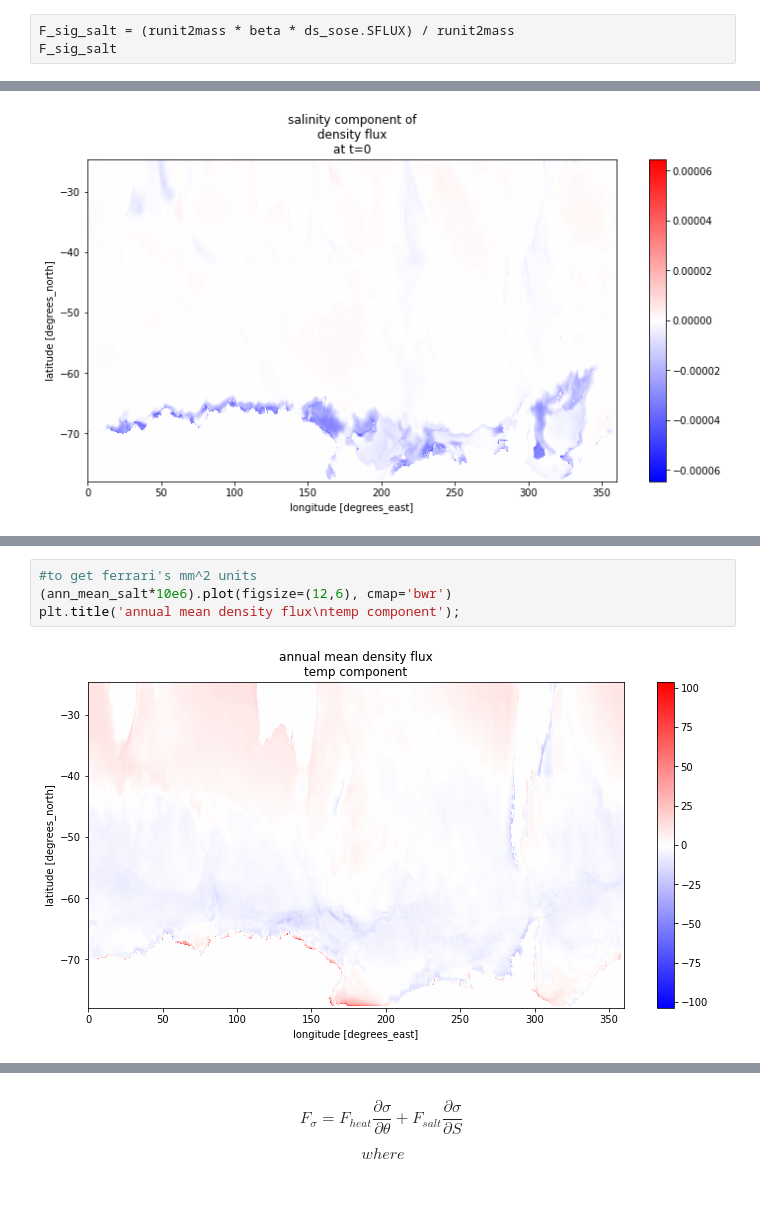
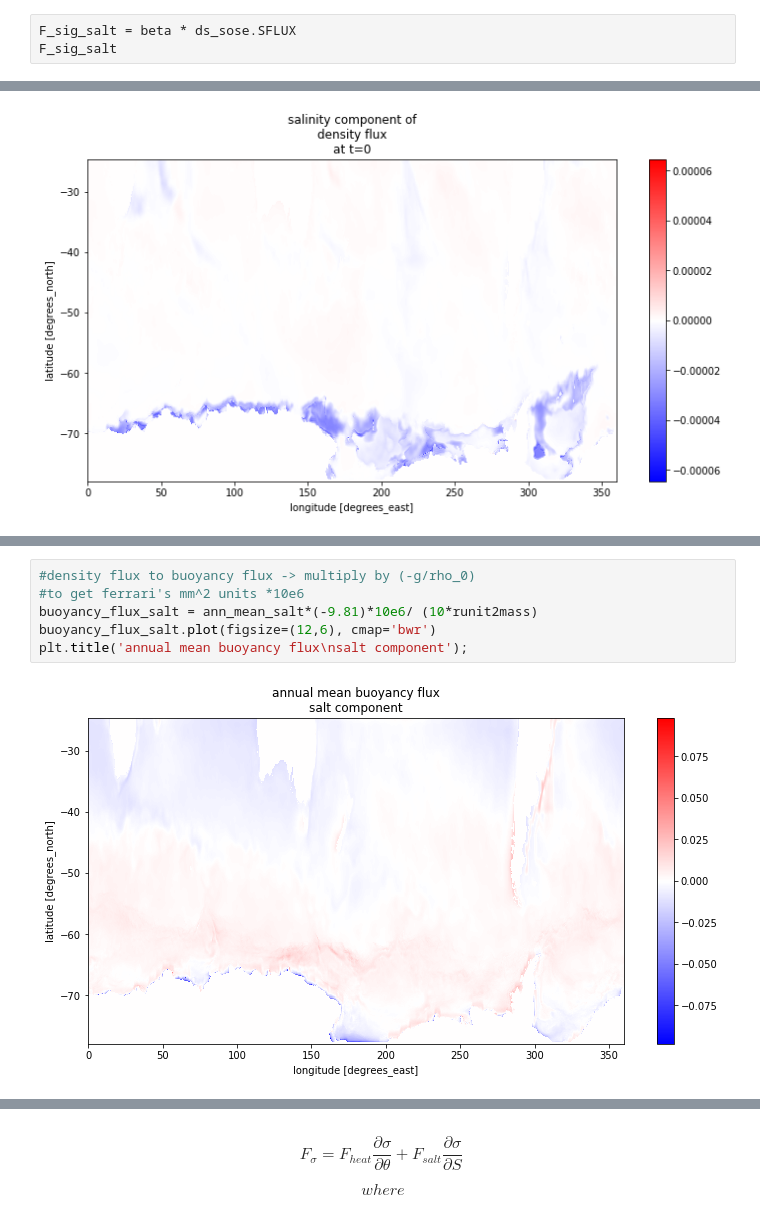
Before and after one commit to shanicetbailey/nasa-finesst-proposal, a Jupyter notebook: NASA-preliminary-figs.ipynb, the cells around one changed output, grey strips where cells are left out. Drawn from its saved outputs; the diff is of its cells as text.

```diff
--- a/NASA-preliminary-figs.ipynb
+++ b/NASA-preliminary-figs.ipynb
@@ -216,5 +243,5 @@ plt.title('annual mean buoyancy flux\ntemp component');
 # %%
-F_sig_salt = (runit2mass * beta * ds_sose.SFLUX) / runit2mass
+F_sig_salt = beta * ds_sose.SFLUX
 F_sig_salt
 # %% [output]
 <xarray.DataArray (time: 438, YC: 320, XC: 2160)>
@@ -259,6 +291,8 @@ Coordinates:
 # %%
-#to get ferrari's mm^2 units
-(ann_mean_salt*10e6).plot(figsize=(12,6), cmap='bwr')
-plt.title('annual mean density flux\ntemp component');
+#density flux to buoyancy flux -> multiply by (-g/rho_0)
+#to get ferrari's mm^2 units *10e6
+buoyancy_flux_salt = ann_mean_salt*(-9.81)*10e6/ (10*runit2mass)
+buoyancy_flux_salt.plot(figsize=(12,6), cmap='bwr')
+plt.title('annual mean buoyancy flux\nsalt component');
 # %% [output]
-[figure, old version]
+[figure, new version]
```
Also changed, not shown: parts of 19 cells of this notebook.
